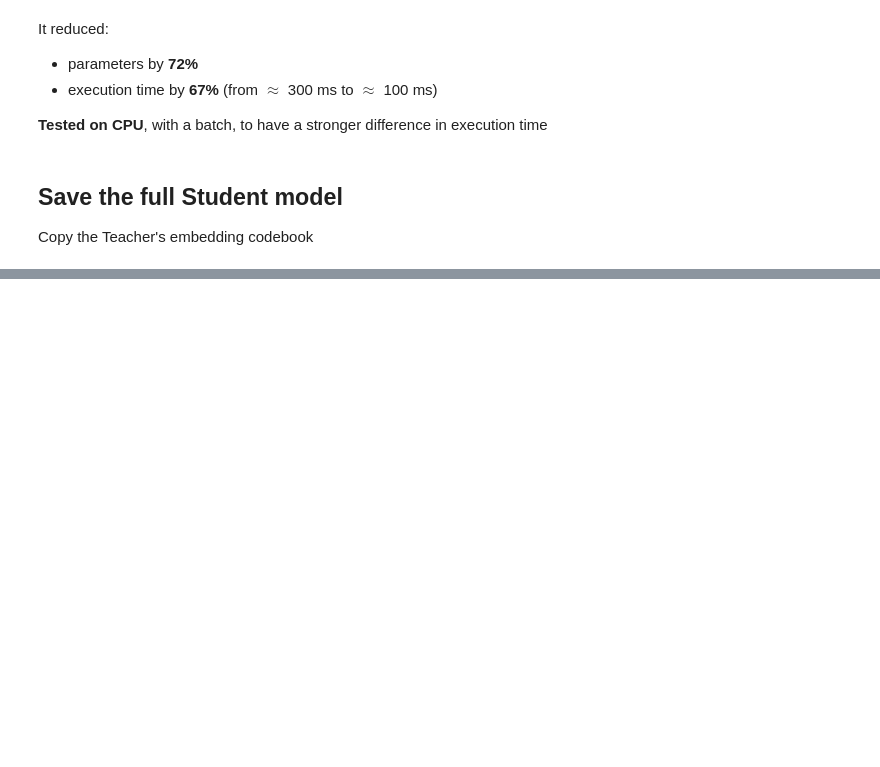
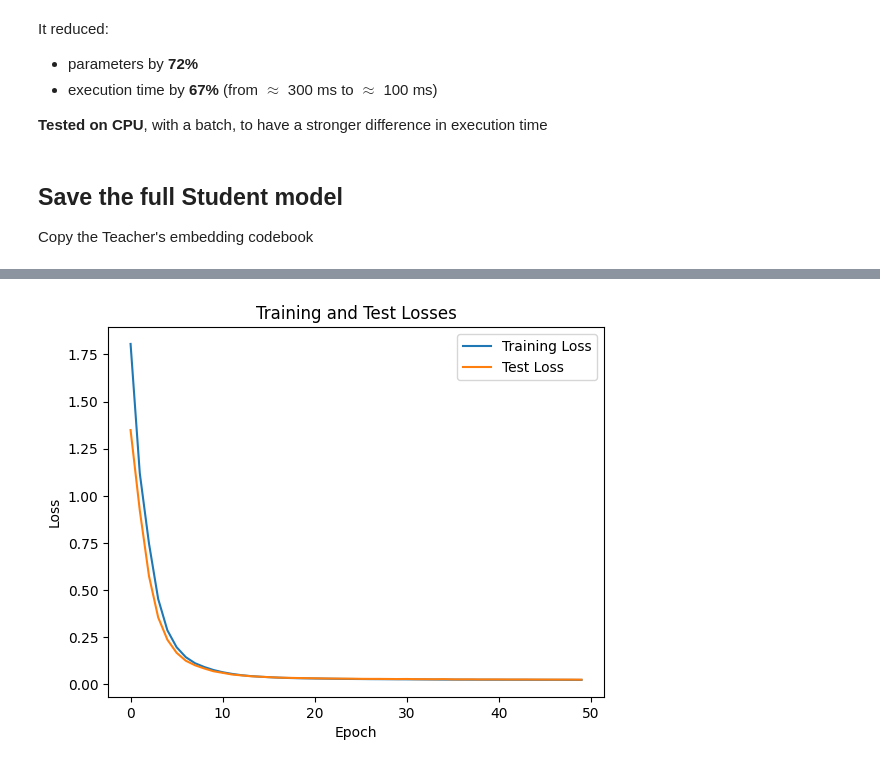
Before and after one commit to simonesestito/latent-autoregressive-source-separation, a Jupyter notebook: MNIST_VQ_VAE_Distillation.ipynb, the cells around one changed output, grey strips where cells are left out. Saved outputs shown, nothing was run; the diff lists cells and outputs as text; code cells hidden in the pictures; blank space fills up the shorter version.

```diff
--- a/MNIST_VQ_VAE_Distillation.ipynb
+++ b/MNIST_VQ_VAE_Distillation.ipynb
@@ -819,0 +846,16 @@ More resources on how to train a VQ-VAE: [here](https://github.com/zalandoresear
+# %%
+#@title VQ-VAE loss
+def compute_vqvae_loss(model, input_batch, beta):
+  input_batch = input_batch.to(device)
+
+  x_tilde, z_e_x, z_q_x = model(input_batch)
+
+  # The final loss is composed of 3 components:
+  # 1. reconstruction loss
+  recon_loss = F.mse_loss(x_tilde, input_batch)
+  # 2. codebook loss
+  codebook_loss = F.mse_loss(z_q_x, z_e_x.detach())
+  # 3. commitment loss
+  commitment_loss = F.mse_loss(z_e_x, z_q_x.detach())
+
+  return recon_loss + codebook_loss + beta * commitment_loss
@@ -819,0 +927,4 @@ More resources on how to train a VQ-VAE: [here](https://github.com/zalandoresear
+# %%
+plot_losses_history(losses_history)
+# %% [output]
+[figure, added]
```
Also changed, not shown: parts of 18 cells of this notebook.
